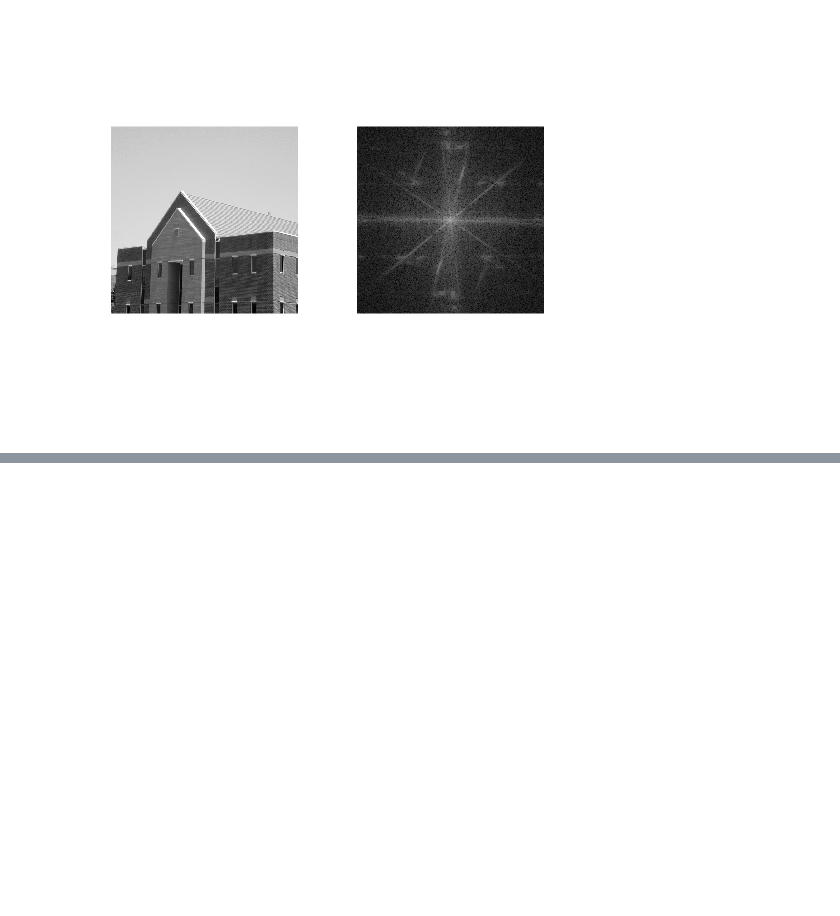
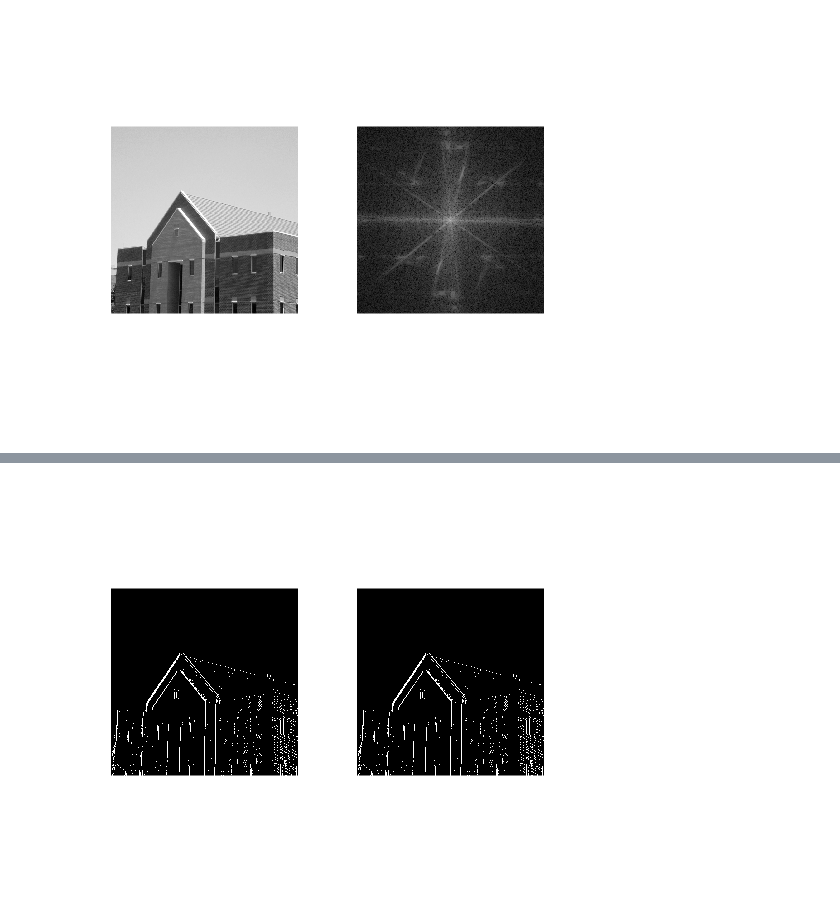
Before and after one commit to SunYufei/dipum2e, a Jupyter notebook: Chapter 3/3.4.ipynb, the cells around one changed output, grey strips where cells are left out. Saved outputs shown, nothing was run; the diff lists cells and outputs as text; code cells hidden in the pictures; blank space fills up the shorter version.

```diff
--- a/Chapter 3/3.4.ipynb
+++ b/Chapter 3/3.4.ipynb
@@ -11,0 +49,5 @@ subplot(122), imshow(S, []);
+# %%
+subplot(121), imshow(abs(gs) > 0.2 * abs(max(gs(:))));
+subplot(122), imshow(abs(gf) > 0.2 * abs(max(gf(:))));
+# %% [output]
+[figure, added]
```
Also changed, not shown: parts of 3 cells of this notebook, 22 other files.
